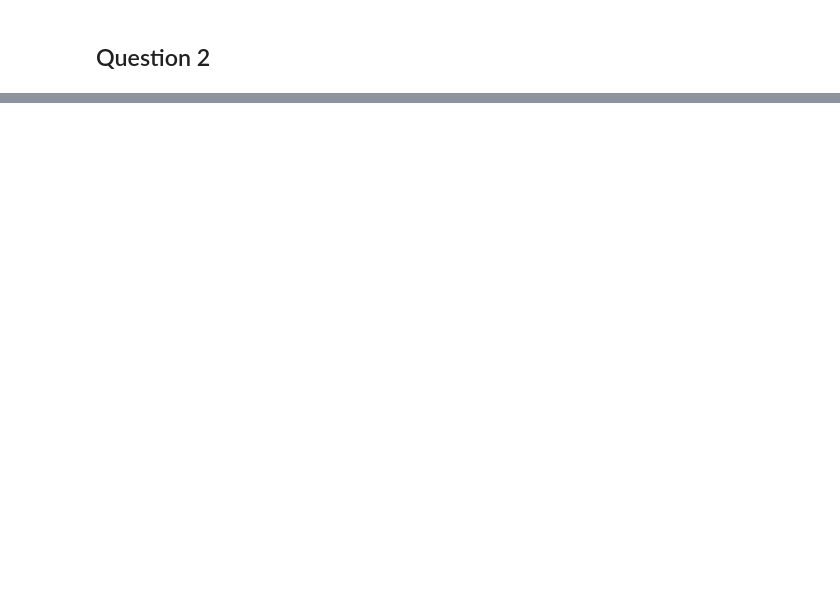
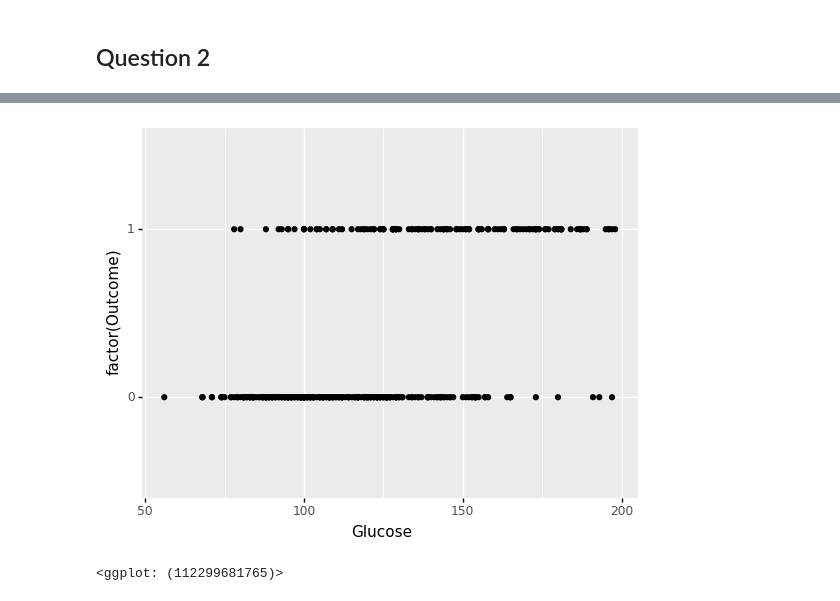
Before and after one commit to danshaub/CPSC392ParlettPelleriti, a Jupyter notebook: ProjectsAndExams/Project1/Project1.ipynb, the cells around one changed output, grey strips where cells are left out. Saved outputs shown, nothing was run; the diff lists cells and outputs as text; code cells hidden in the pictures; blank space fills up the shorter version.

```diff
--- a/ProjectsAndExams/Project1/Project1.ipynb
+++ b/ProjectsAndExams/Project1/Project1.ipynb
@@ -242,0 +270,5 @@ print(linRegZ.score(xz1, yz1))
+# %%
+(ggplot(df, aes(x="Glucose", y="factor(Outcome)")) + geom_point())
+# %% [output]
+[figure, added]
+<ggplot: (112299681765)>
```
Also changed, not shown: parts of 58 cells of this notebook, 4 other files.
